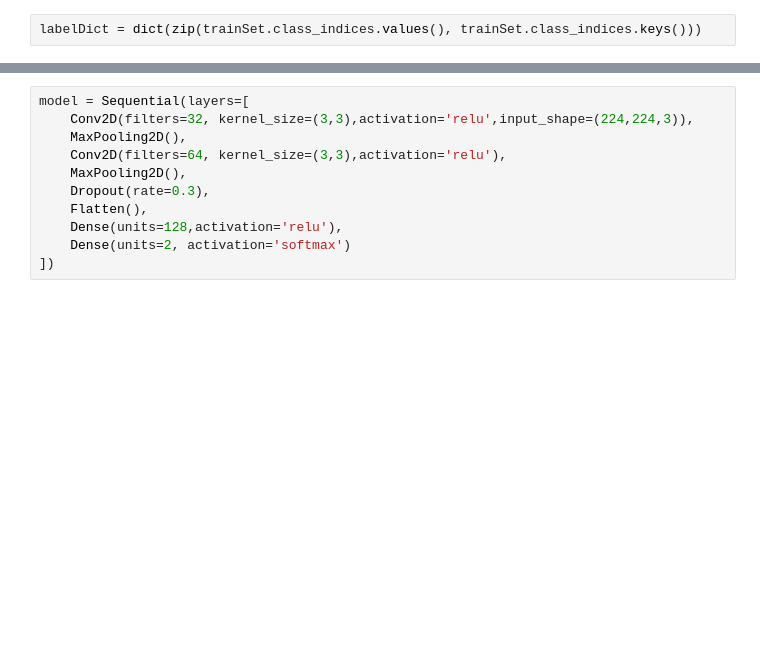
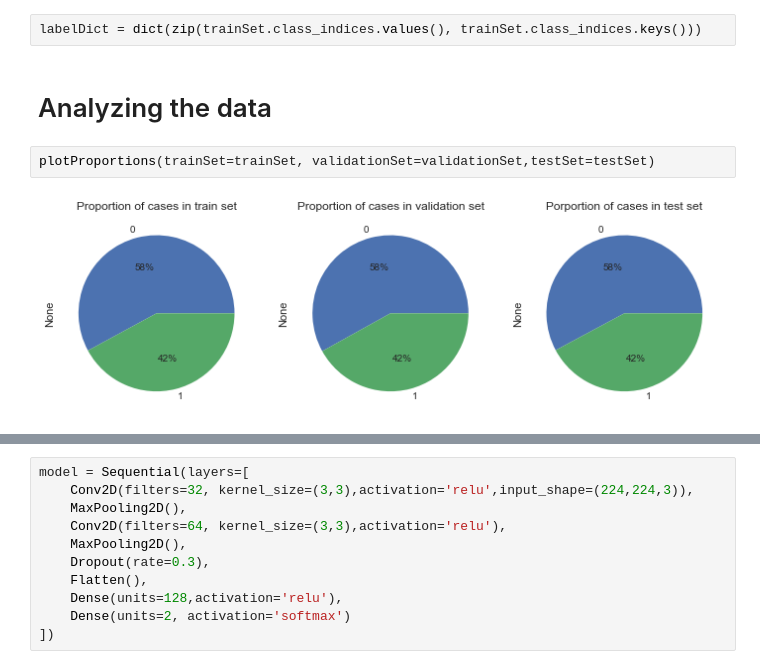
Before and after one commit to aayush1036/covid-detection, a Jupyter notebook: project.ipynb, the cells around one changed output, grey strips where cells are left out. Saved outputs shown, nothing was run; the diff lists cells and outputs as text; blank space fills up the shorter version.

```diff
--- a/project.ipynb
+++ b/project.ipynb
@@ -60,6 +58,12 @@ Found 248 images belonging to 2 classes.
 Found 619 images belonging to 2 classes.
 # %%
 labelDict = dict(zip(trainSet.class_indices.values(), trainSet.class_indices.keys()))
+# %% [markdown]
+# Analyzing the data
+# %%
+plotProportions(trainSet=trainSet, validationSet=validationSet,testSet=testSet)
+# %% [output]
+[figure, added]
 # %%
 seeExamples(trainSet,labelDict=labelDict)
 # %% [output]
```
Also changed, not shown: parts of 9 cells of this notebook, 6 other files.
